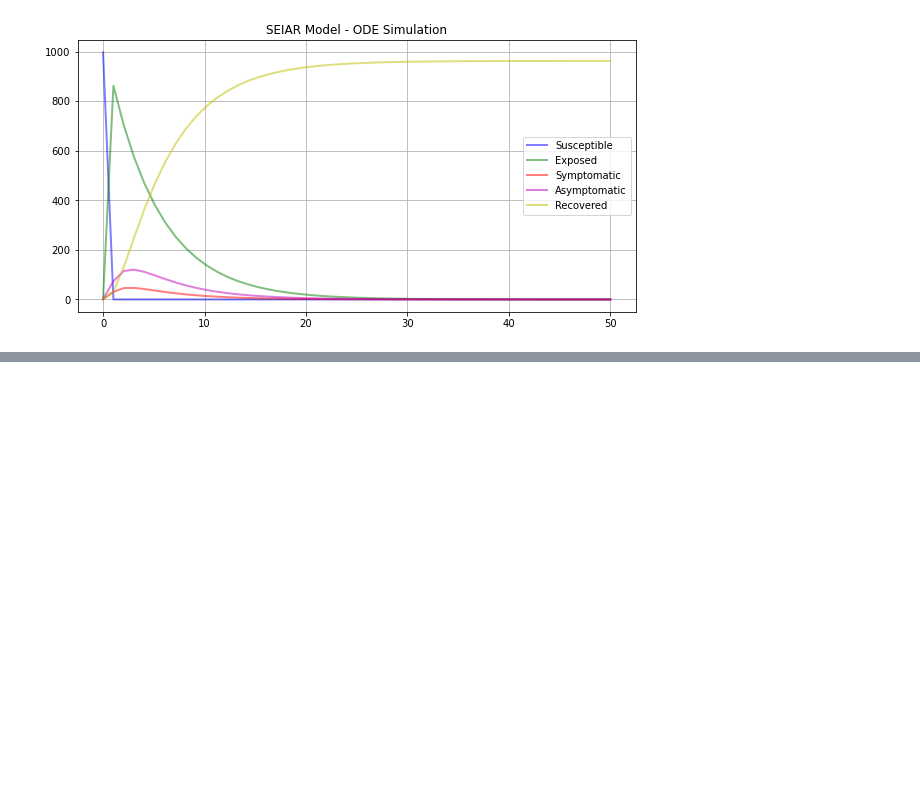
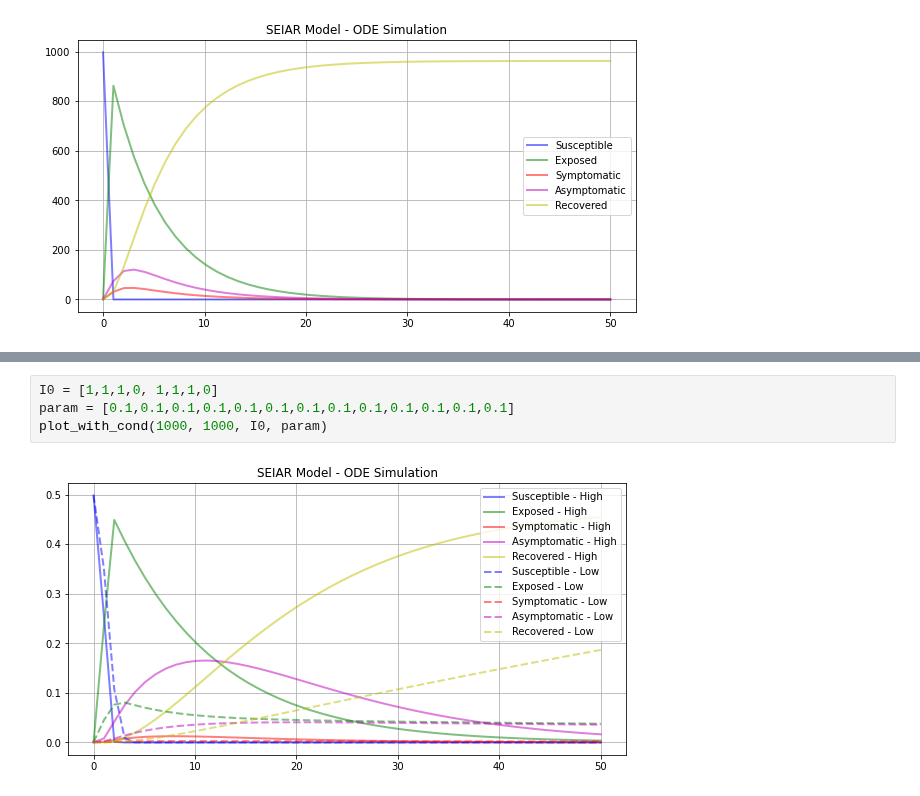
Before and after one commit to kazi0302/COVID-19-Modeling-and-Parameter-Fitting, a Jupyter notebook: ODE simulator/Simulator.ipynb, the cells around one changed output, grey strips where cells are left out. Drawn from its saved outputs; the diff is of its cells as text; blank space fills up the shorter version.

```diff
--- a/ODE simulator/Simulator.ipynb
+++ b/ODE simulator/Simulator.ipynb
@@ -156,0 +206,6 @@ plt.show()
+# %%
+I0 = [1,1,1,0, 1,1,1,0]
+param = [0.1,0.1,0.1,0.1,0.1,0.1,0.1,0.1,0.1,0.1,0.1,0.1,0.1]
+plot_with_cond(1000, 1000, I0, param)
+# %% [output]
+[figure, added]
```
Also changed, not shown: parts of 7 cells of this notebook, 1 other file.
